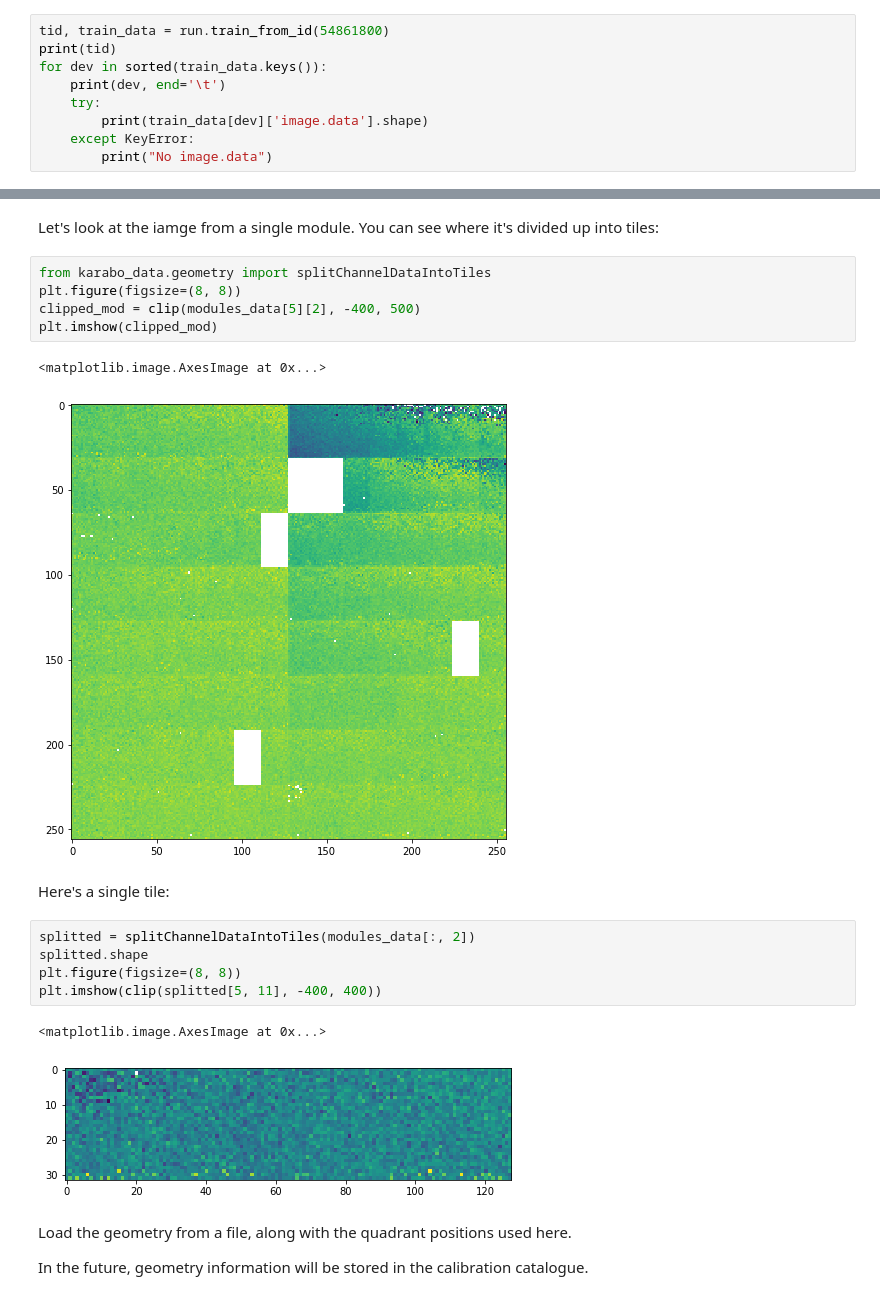
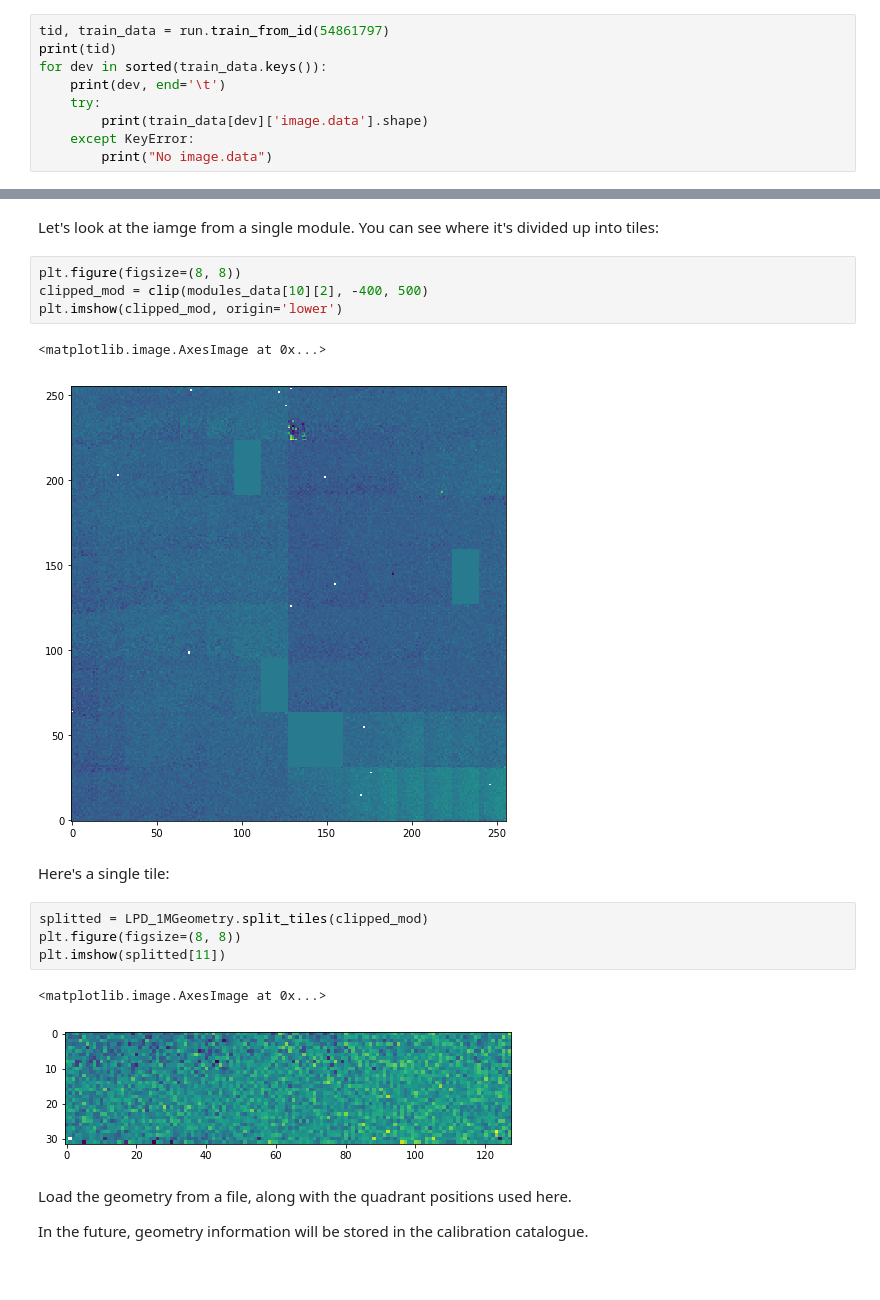
Before and after one commit to European-XFEL/karabo_data, a Jupyter notebook: docs/apply_geometry.ipynb, the cells around one changed output, grey strips where cells are left out. Cells and saved outputs as stored; diff of their text form.

Commit message:
Use geometry2 in example notebook for applying LPD geometry

```diff
--- a/docs/apply_geometry.ipynb
+++ b/docs/apply_geometry.ipynb
@@ -41,7 +41,7 @@ for tid, train_data in run.trains():
 # %% [output]
 54861797 1792
 # %%
-tid, train_data = run.train_from_id(54861800)
+tid, train_data = run.train_from_id(54861797)
 print(tid)
 for dev in sorted(train_data.keys()):
     print(dev, end='\t')
@@ -96,23 +96,21 @@ plt.subplot(1, 2, 2).hist(a[np.isfinite(a)]);
 # %% [markdown]
 Let's look at the iamge from a single module. You can see where it's divided up into tiles:
 # %%
-from karabo_data.geometry import splitChannelDataIntoTiles
 plt.figure(figsize=(8, 8))
-clipped_mod = clip(modules_data[5][2], -400, 500)
-plt.imshow(clipped_mod)
+clipped_mod = clip(modules_data[10][2], -400, 500)
+plt.imshow(clipped_mod, origin='lower')
 # %% [output]
 <matplotlib.image.AxesImage at 0x...>
-[figure, old version]
+[figure, new version]
 # %% [markdown]
 Here's a single tile:
 # %%
-splitted = splitChannelDataIntoTiles(modules_data[:, 2])
-splitted.shape
+splitted = LPD_1MGeometry.split_tiles(clipped_mod)
 plt.figure(figsize=(8, 8))
-plt.imshow(clip(splitted[5, 11], -400, 400))
+plt.imshow(splitted[11])
 # %% [output]
 <matplotlib.image.AxesImage at 0x...>
-[figure, old version]
+[figure, new version]
 # %% [markdown]
 Load the geometry from a file, along with the quadrant positions used here.
 
```
Also changed, not shown: parts of 8 cells of this notebook.
